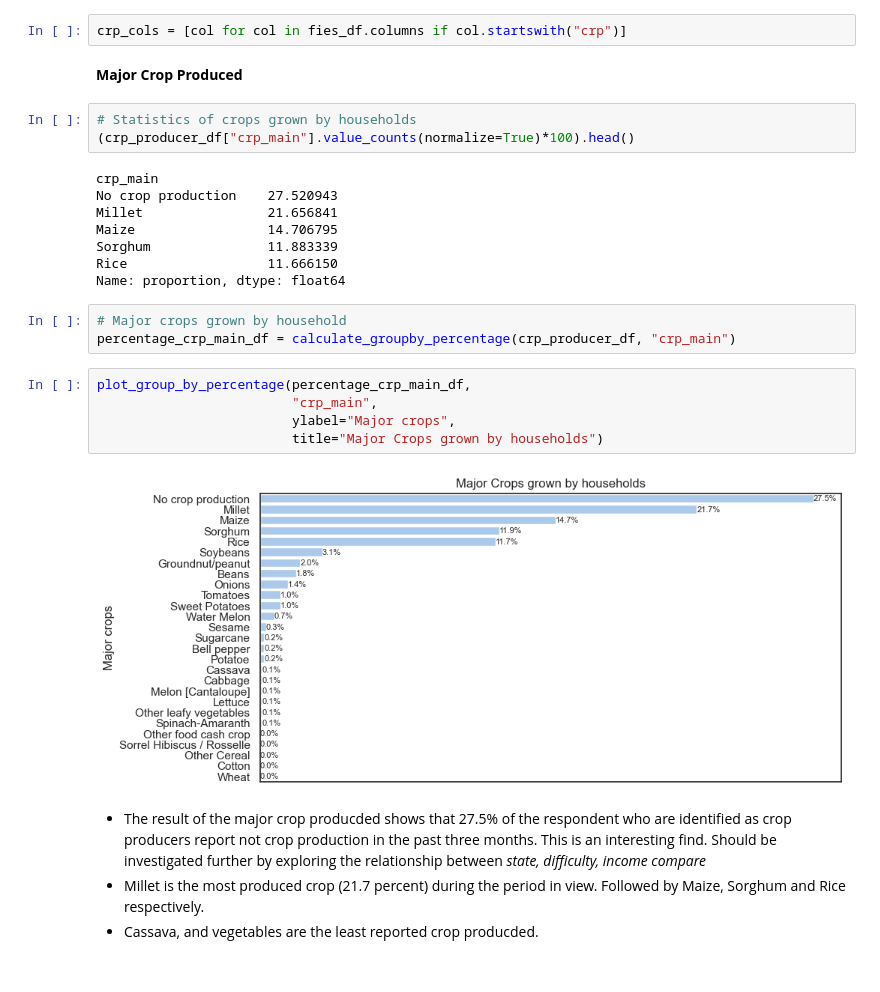
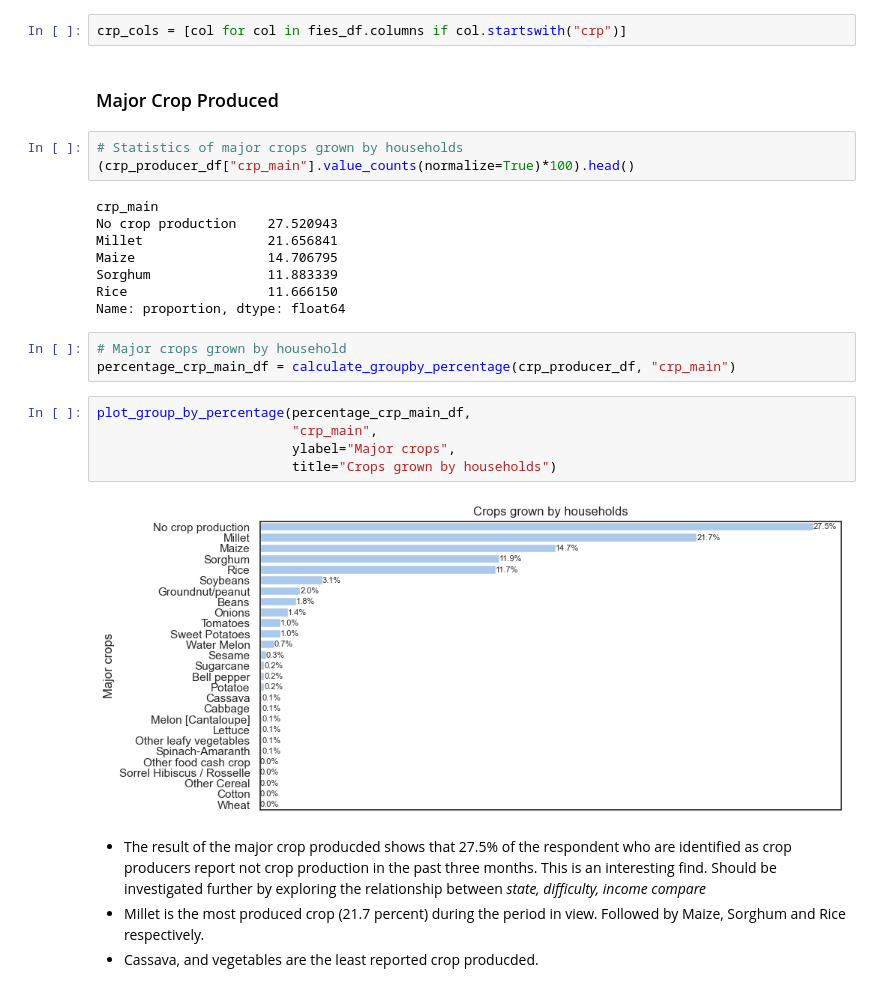
Before and after one commit to decorouz/Food_Insecurity_Indicators_Analysis, a Jupyter notebook: notebooks/2_eda.ipynb, the cells around one changed output. Saved outputs shown, nothing was run; the diff lists cells and outputs as text.

```diff
--- a/notebooks/2_eda.ipynb
+++ b/notebooks/2_eda.ipynb
@@ -1385,9 +1385,9 @@ plt.show()
 # %%
 crp_cols = [col for col in fies_df.columns if col.startswith("crp")]
 # %% [markdown]
-**Major Crop Produced**
+### Major Crop Produced
 # %%
-# Statistics of crops grown by households
+# Statistics of major crops grown by households
 (crp_producer_df["crp_main"].value_counts(normalize=True)*100).head()
 # %% [output]
 crp_main
@@ -1403,10 +1403,10 @@ percentage_crp_main_df = calculate_groupby_percentage(crp_producer_df, "crp_main
 # %%
 plot_group_by_percentage(percentage_crp_main_df,
                          "crp_main",
                          ylabel="Major crops",
-                         title="Major Crops grown by households")
+                         title="Crops grown by households")
 # %% [output]
-[figure, old version]
+[figure, new version]
 # %% [markdown]
 * The result of the major crop producded shows that 27.5% of the respondent who are identified as crop producers report not crop production in the past three months. This is an interesting find. Should be investigated further by exploring the relationship between _state, difficulty, income compare_
 * Millet is the most produced crop (21.7 percent) during the period in view. Followed by Maize, Sorghum and Rice respectively.
```
Also changed, not shown: parts of 58 cells of this notebook, 1 other file.
